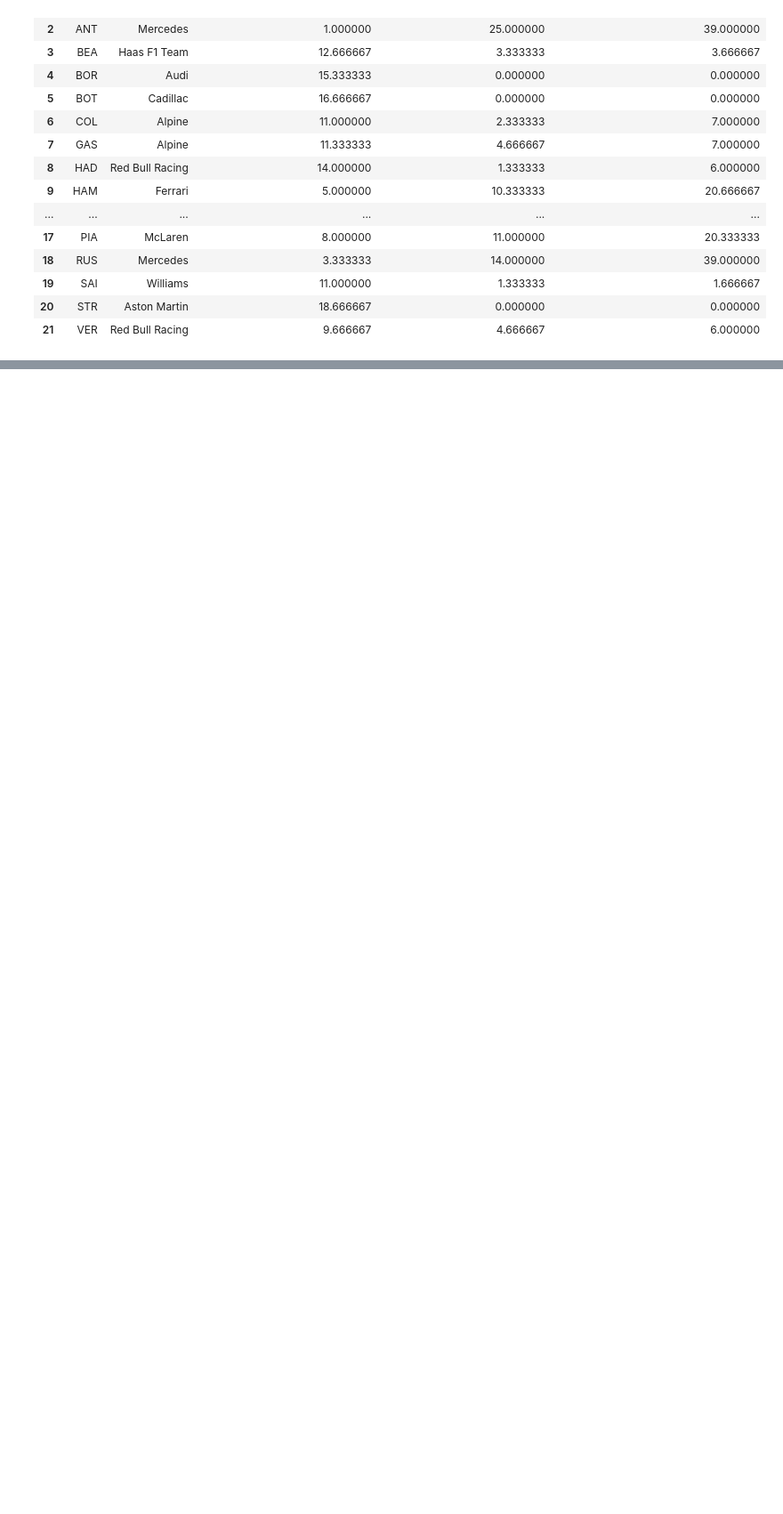
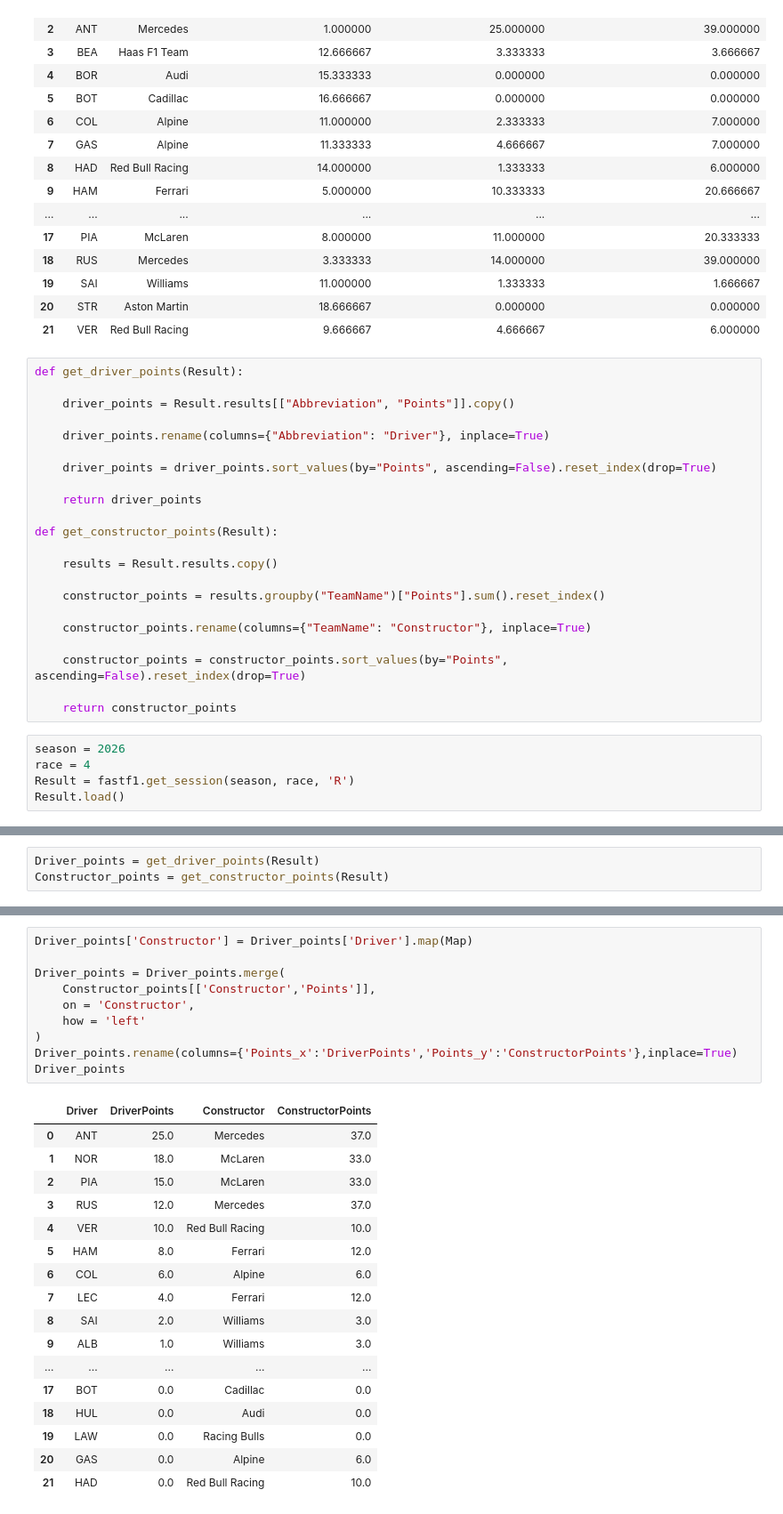
Before and after one commit to SatyamKumar457/F1-2026-Prediction, a Jupyter notebook: Experiments/DataExtractionV3.ipynb, the cells around one changed output, grey strips where cells are left out. Shown at 89% size. Cells and saved outputs as stored; diff of their text form; blank space fills up the shorter version.

Commit message:
Experiment for Driver Points & Constructor Points Done.

```diff
--- a/Experiments/DataExtractionV3.ipynb
+++ b/Experiments/DataExtractionV3.ipynb
@@ -243,3 +243,30 @@ final_driver_form
 | 19 | SAI | Williams | 11.000000 | 1.333333 | 1.666667 |
 | 20 | STR | Aston Martin | 18.666667 | 0.000000 | 0.000000 |
 | 21 | VER | Red Bull Racing | 9.666667 | 4.666667 | 6.000000 |
+# %%
+def get_driver_points(Result):
+
+    driver_points = Result.results[["Abbreviation", "Points"]].copy()
+
+    driver_points.rename(columns={"Abbreviation": "Driver"}, inplace=True)
+
+    driver_points = driver_points.sort_values(by="Points", ascending=False).reset_index(drop=True)
+
+    return driver_points
+
+def get_constructor_points(Result):
+
+    results = Result.results.copy()
+
+    constructor_points = results.groupby("TeamName")["Points"].sum().reset_index()
+
+    constructor_points.rename(columns={"TeamName": "Constructor"}, inplace=True)
+
+    constructor_points = constructor_points.sort_values(by="Points", ascending=False).reset_index(drop=True)
+
+    return constructor_points
+# %%
+season = 2026
+race = 4
+Result = fastf1.get_session(season, race, 'R')
+Result.load()
@@ -245,0 +289,3 @@ final_driver_form
+# %%
+Driver_points = get_driver_points(Result)
+Constructor_points = get_constructor_points(Result)
@@ -245,0 +327,28 @@ final_driver_form
+# %%
+Driver_points['Constructor'] = Driver_points['Driver'].map(Map)
+
+Driver_points = Driver_points.merge(
+    Constructor_points[['Constructor','Points']],
+    on = 'Constructor',
+    how = 'left'
+)
+Driver_points.rename(columns={'Points_x':'DriverPoints','Points_y':'ConstructorPoints'},inplace=True)
+Driver_points
+# %% [output]
+|  | Driver | DriverPoints | Constructor | ConstructorPoints |
+| 0 | ANT | 25.0 | Mercedes | 37.0 |
+| 1 | NOR | 18.0 | McLaren | 33.0 |
+| 2 | PIA | 15.0 | McLaren | 33.0 |
+| 3 | RUS | 12.0 | Mercedes | 37.0 |
+| 4 | VER | 10.0 | Red Bull Racing | 10.0 |
+| 5 | HAM | 8.0 | Ferrari | 12.0 |
+| 6 | COL | 6.0 | Alpine | 6.0 |
+| 7 | LEC | 4.0 | Ferrari | 12.0 |
+| 8 | SAI | 2.0 | Williams | 3.0 |
+| 9 | ALB | 1.0 | Williams | 3.0 |
+| ... | ... | ... | ... | ... |
+| 17 | BOT | 0.0 | Cadillac | 0.0 |
+| 18 | HUL | 0.0 | Audi | 0.0 |
+| 19 | LAW | 0.0 | Racing Bulls | 0.0 |
+| 20 | GAS | 0.0 | Alpine | 6.0 |
+| 21 | HAD | 0.0 | Red Bull Racing | 10.0 |
```
Also changed, not shown: parts of 3 cells of this notebook.
